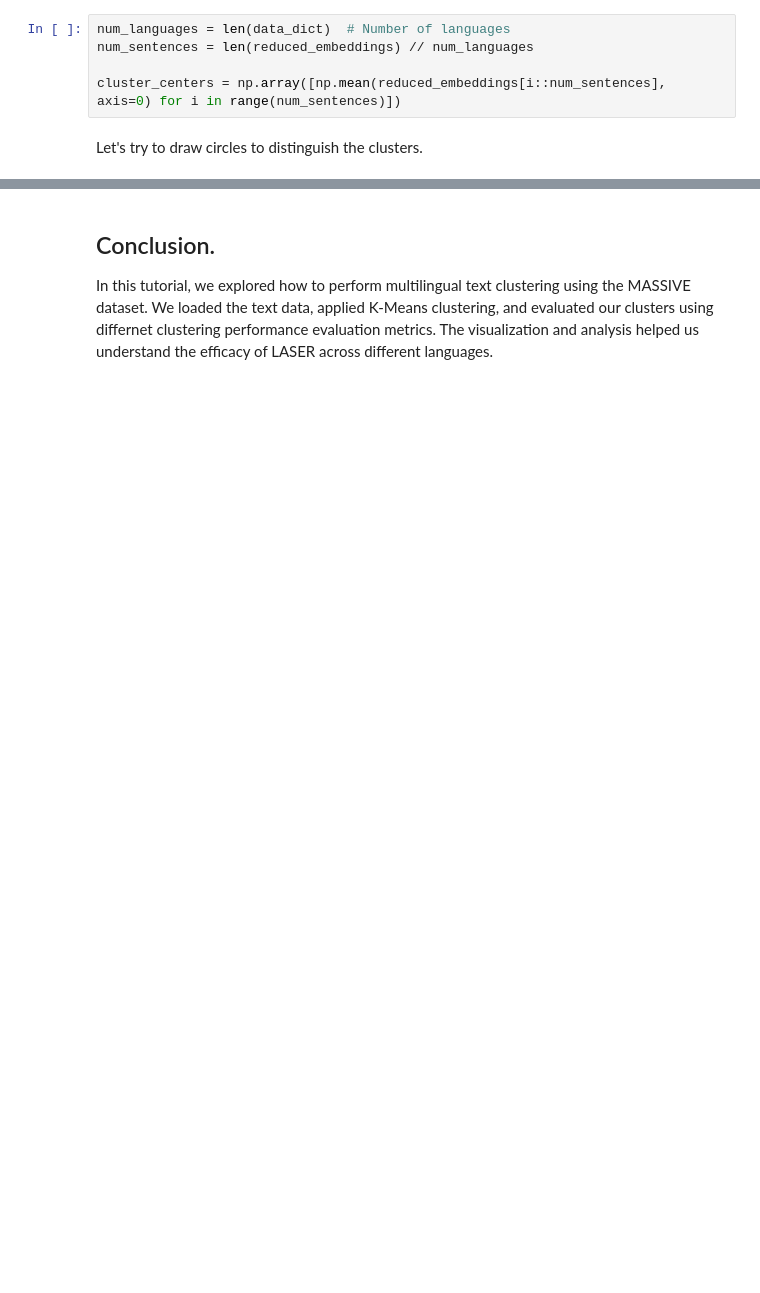
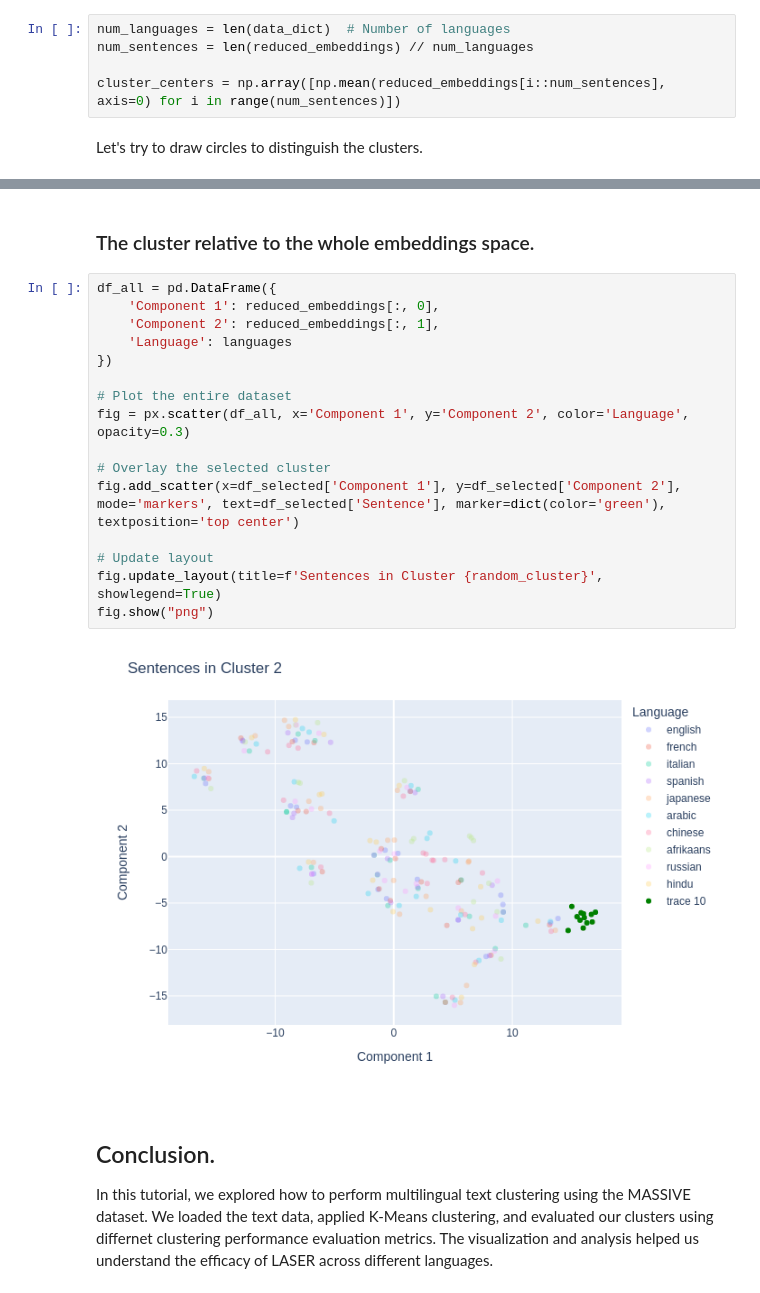
Before and after one commit to facebookresearch/LASER, a Jupyter notebook: tasks/clustering/LaserClusteringExample.ipynb, the cells around one changed output, grey strips where cells are left out. Drawn from its saved outputs; the diff is of its cells as text; blank space fills up the shorter version.

```diff
--- a/tasks/clustering/LaserClusteringExample.ipynb
+++ b/tasks/clustering/LaserClusteringExample.ipynb
@@ -209,3 +294,23 @@ fig.show("png") #for interactive plots use fig.show()
+# %% [markdown]
+### The cluster relative to the whole embeddings space.
+# %%
+df_all = pd.DataFrame({
+    'Component 1': reduced_embeddings[:, 0],
+    'Component 2': reduced_embeddings[:, 1],
+    'Language': languages
+})
+
+# Plot the entire dataset
+fig = px.scatter(df_all, x='Component 1', y='Component 2', color='Language', opacity=0.3)
+
+# Overlay the selected cluster
+fig.add_scatter(x=df_selected['Component 1'], y=df_selected['Component 2'], mode='markers', text=df_selected['Sentence'], marker=dict(color='green'), textposition='top center')
+
+# Update layout
+fig.update_layout(title=f'Sentences in Cluster {random_cluster}', showlegend=True)
+fig.show("png")
+# %% [output]
+[figure, added]
 # %% [markdown]
 ## Conclusion.
 
```
Also changed, not shown: parts of 11 cells of this notebook.
